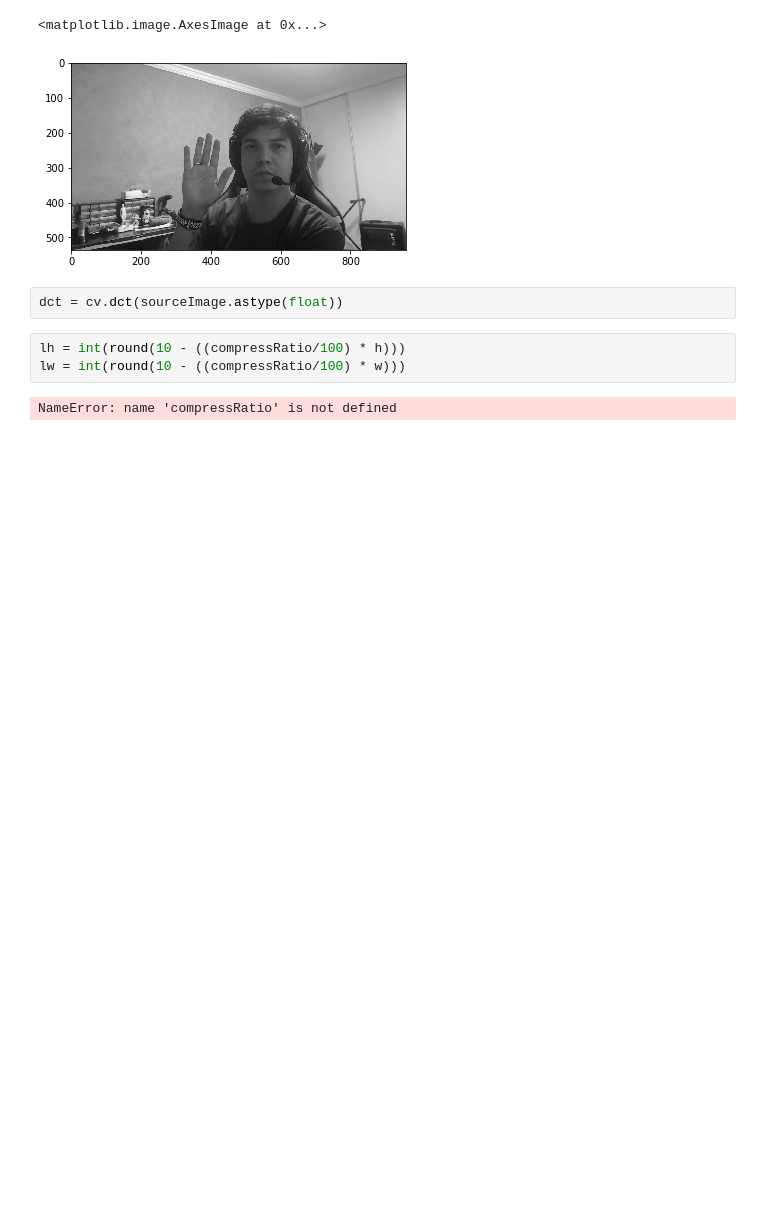
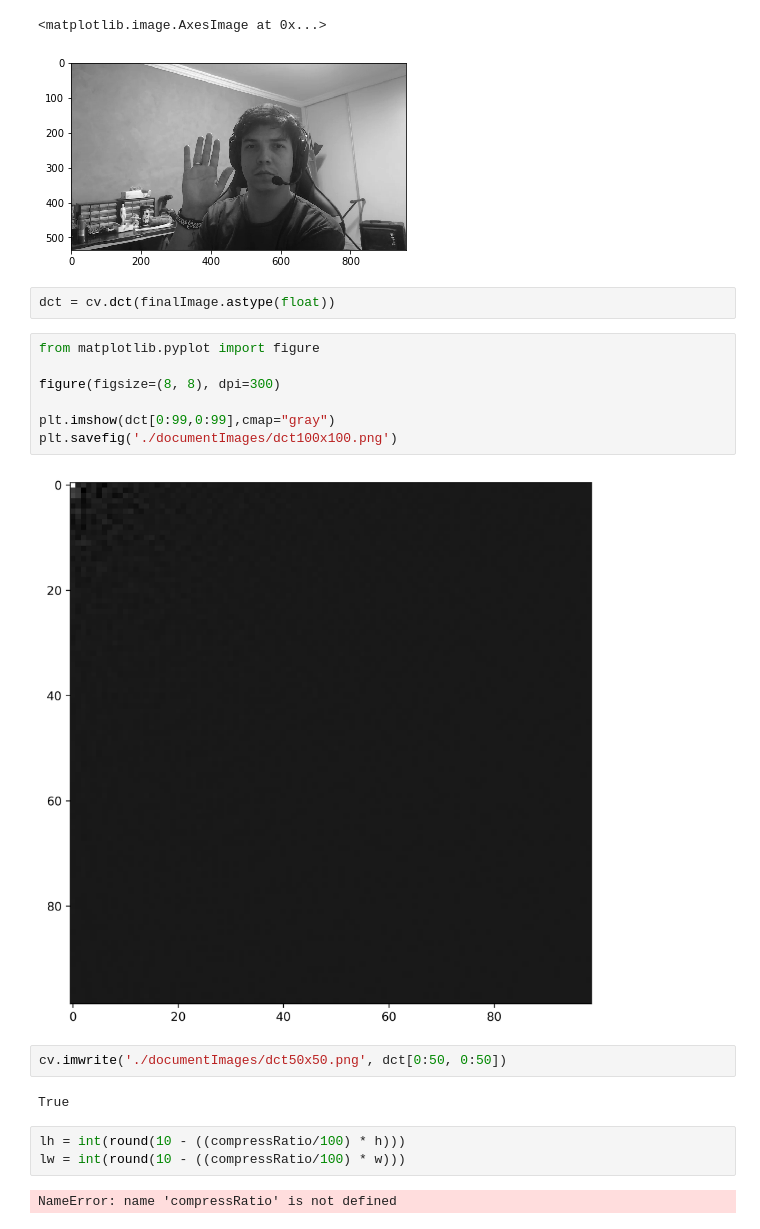
Before and after one commit to phaluch/tcc, a Jupyter notebook: Compression Ratio Test.ipynb, the cells around one changed output. Saved outputs shown, nothing was run; the diff lists cells and outputs as text; blank space fills up the shorter version.

```diff
--- a/Compression Ratio Test.ipynb
+++ b/Compression Ratio Test.ipynb
@@ -34,7 +38,20 @@ plt.imshow(sourceImage,cmap="gray")
 <matplotlib.image.AxesImage at 0x...>
 [figure]
 # %%
-dct = cv.dct(sourceImage.astype(float))
+dct = cv.dct(finalImage.astype(float))
+# %%
+from matplotlib.pyplot import figure
+
+figure(figsize=(8, 8), dpi=300)
+
+plt.imshow(dct[0:99,0:99],cmap="gray")
+plt.savefig('./documentImages/dct100x100.png')
+# %% [output]
+[figure, added]
+# %%
+cv.imwrite('./documentImages/dct50x50.png', dct[0:50, 0:50])
+# %% [output]
+True
 # %%
 lh = int(round(10 - ((compressRatio/100) * h)))
 lw = int(round(10 - ((compressRatio/100) * w)))
```
Also changed, not shown: parts of 8 cells of this notebook, 12 other files.
